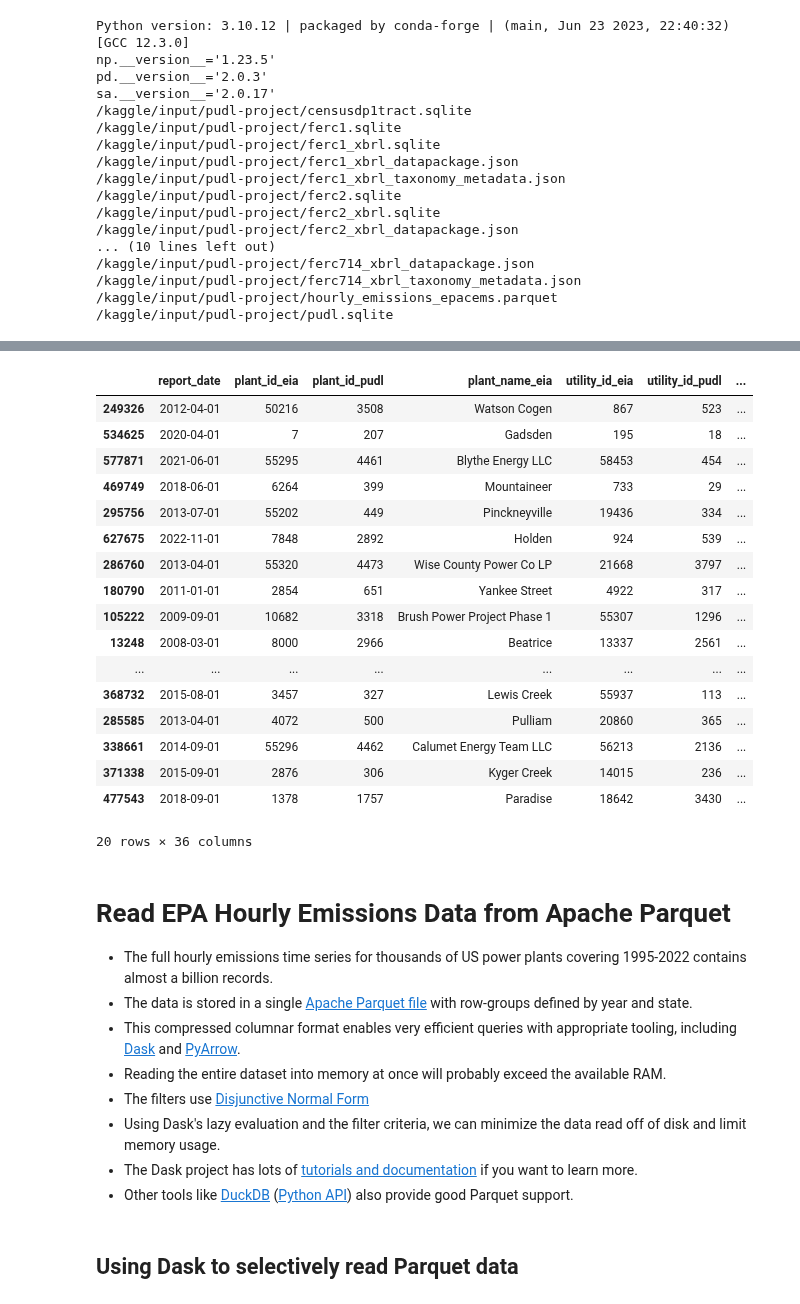
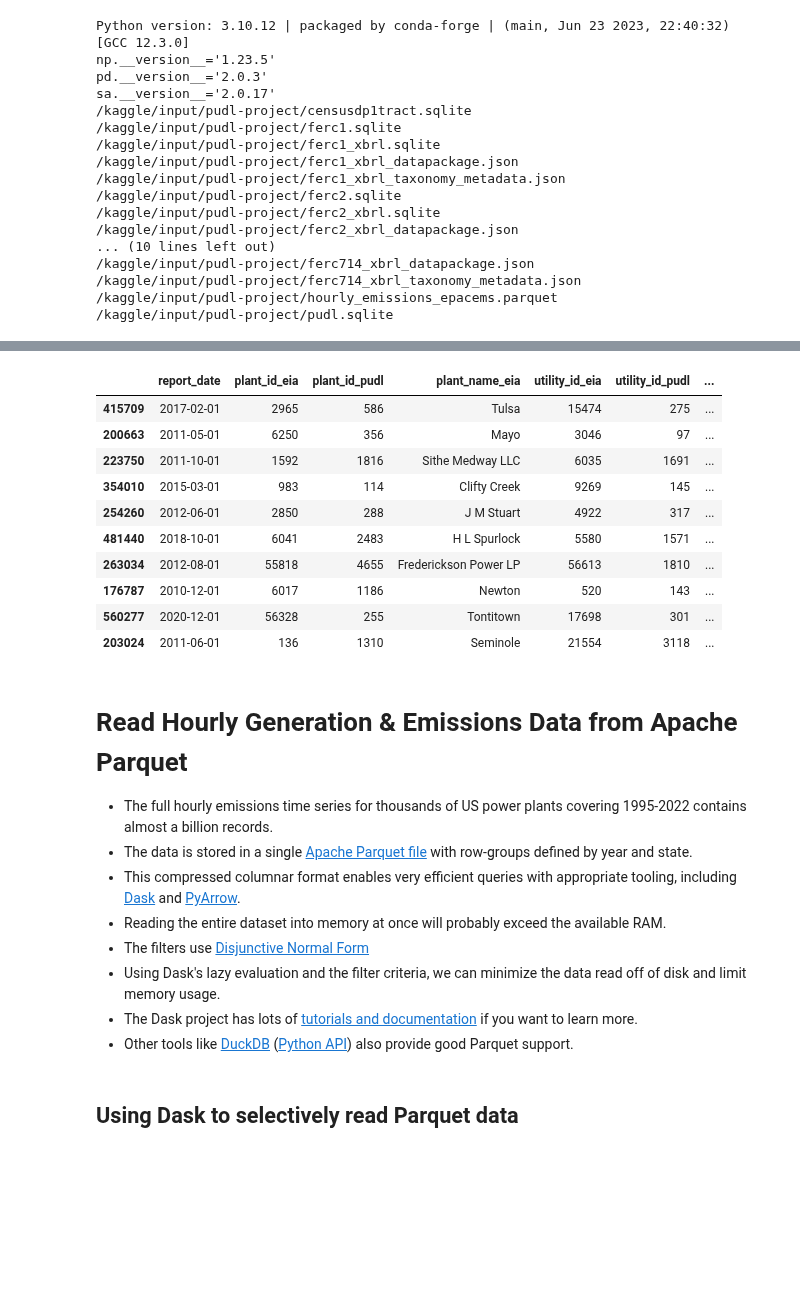
Before and after one commit to catalyst-cooperative/pudl-examples, a Jupyter notebook: notebooks/01-pudl-data-access.ipynb, the cells around one changed output, grey strips where cells are left out. Saved outputs shown, nothing was run; the diff lists cells and outputs as text; code cells hidden in the pictures; blank space fills up the shorter version.

```diff
--- a/notebooks/01-pudl-data-access.ipynb
+++ b/notebooks/01-pudl-data-access.ipynb
@@ -56,7 +160,7 @@ pudl_engine = sa.create_engine(f"sqlite:///{pudl_path}/pudl.sqlite")
 # %%
 %%time
-frc = pd.read_sql("denorm_fuel_receipts_costs_eia923", pudl_engine).convert_dtypes(convert_floating=False)
-frc.info()
+frc_eia923 = pd.read_sql("denorm_fuel_receipts_costs_eia923", pudl_engine).convert_dtypes()
+frc_eia923.info()
 # %% [output]
 <class 'pandas.core.frame.DataFrame'>
 RangeIndex: 631975 entries, 0 to 631974
@@ -78,26 +182,19 @@ Wall time: 19 s
-# %%
-frc.sample(20)
-# %% [output]
-|  | report_date | plant_id_eia | plant_id_pudl | plant_name_eia | utility_id_eia | utility_id_pudl | ... |
-| 249326 | 2012-04-01 | 50216 | 3508 | Watson Cogen | 867 | 523 | ... |
-| 534625 | 2020-04-01 | 7 | 207 | Gadsden | 195 | 18 | ... |
-| 577871 | 2021-06-01 | 55295 | 4461 | Blythe Energy LLC | 58453 | 454 | ... |
-| 469749 | 2018-06-01 | 6264 | 399 | Mountaineer | 733 | 29 | ... |
-| 295756 | 2013-07-01 | 55202 | 449 | Pinckneyville | 19436 | 334 | ... |
-| 627675 | 2022-11-01 | 7848 | 2892 | Holden | 924 | 539 | ... |
-| 286760 | 2013-04-01 | 55320 | 4473 | Wise County Power Co LP | 21668 | 3797 | ... |
-| 180790 | 2011-01-01 | 2854 | 651 | Yankee Street | 4922 | 317 | ... |
-| 105222 | 2009-09-01 | 10682 | 3318 | Brush Power Project Phase 1 | 55307 | 1296 | ... |
-| 13248 | 2008-03-01 | 8000 | 2966 | Beatrice | 13337 | 2561 | ... |
-| ... | ... | ... | ... | ... | ... | ... | ... |
-| 368732 | 2015-08-01 | 3457 | 327 | Lewis Creek | 55937 | 113 | ... |
-| 285585 | 2013-04-01 | 4072 | 500 | Pulliam | 20860 | 365 | ... |
-| 338661 | 2014-09-01 | 55296 | 4462 | Calumet Energy Team LLC | 56213 | 2136 | ... |
-| 371338 | 2015-09-01 | 2876 | 306 | Kyger Creek | 14015 | 236 | ... |
-| 477543 | 2018-09-01 | 1378 | 1757 | Paradise | 18642 | 3430 | ... |
-20 rows × 36 columns
+# %%
+frc_eia923.sample(10)
+# %% [output]
+|  | report_date | plant_id_eia | plant_id_pudl | plant_name_eia | utility_id_eia | utility_id_pudl | ... |
+| 415709 | 2017-02-01 | 2965 | 586 | Tulsa | 15474 | 275 | ... |
+| 200663 | 2011-05-01 | 6250 | 356 | Mayo | 3046 | 97 | ... |
+| 223750 | 2011-10-01 | 1592 | 1816 | Sithe Medway LLC | 6035 | 1691 | ... |
+| 354010 | 2015-03-01 | 983 | 114 | Clifty Creek | 9269 | 145 | ... |
+| 254260 | 2012-06-01 | 2850 | 288 | J M Stuart | 4922 | 317 | ... |
+| 481440 | 2018-10-01 | 6041 | 2483 | H L Spurlock | 5580 | 1571 | ... |
+| 263034 | 2012-08-01 | 55818 | 4655 | Frederickson Power LP | 56613 | 1810 | ... |
+| 176787 | 2010-12-01 | 6017 | 1186 | Newton | 520 | 143 | ... |
+| 560277 | 2020-12-01 | 56328 | 255 | Tontitown | 17698 | 301 | ... |
+| 203024 | 2011-06-01 | 136 | 1310 | Seminole | 21554 | 3118 | ... |
 # %% [markdown]
-# Read EPA Hourly Emissions Data from Apache Parquet
+# Read Hourly Generation & Emissions Data from Apache Parquet
 * The full hourly emissions time series for thousands of US power plants covering 1995-2022 contains almost a billion records.
 * The data is stored in a single [Apache Parquet file](https://parquet.apache.org/) with row-groups defined by year and state.
 * This compressed columnar format enables very efficient queries with appropriate tooling, including [Dask](https://www.dask.org/) and [PyArrow](https://arrow.apache.org/docs/python/index.html).
```
Also changed, not shown: parts of 21 cells of this notebook.
